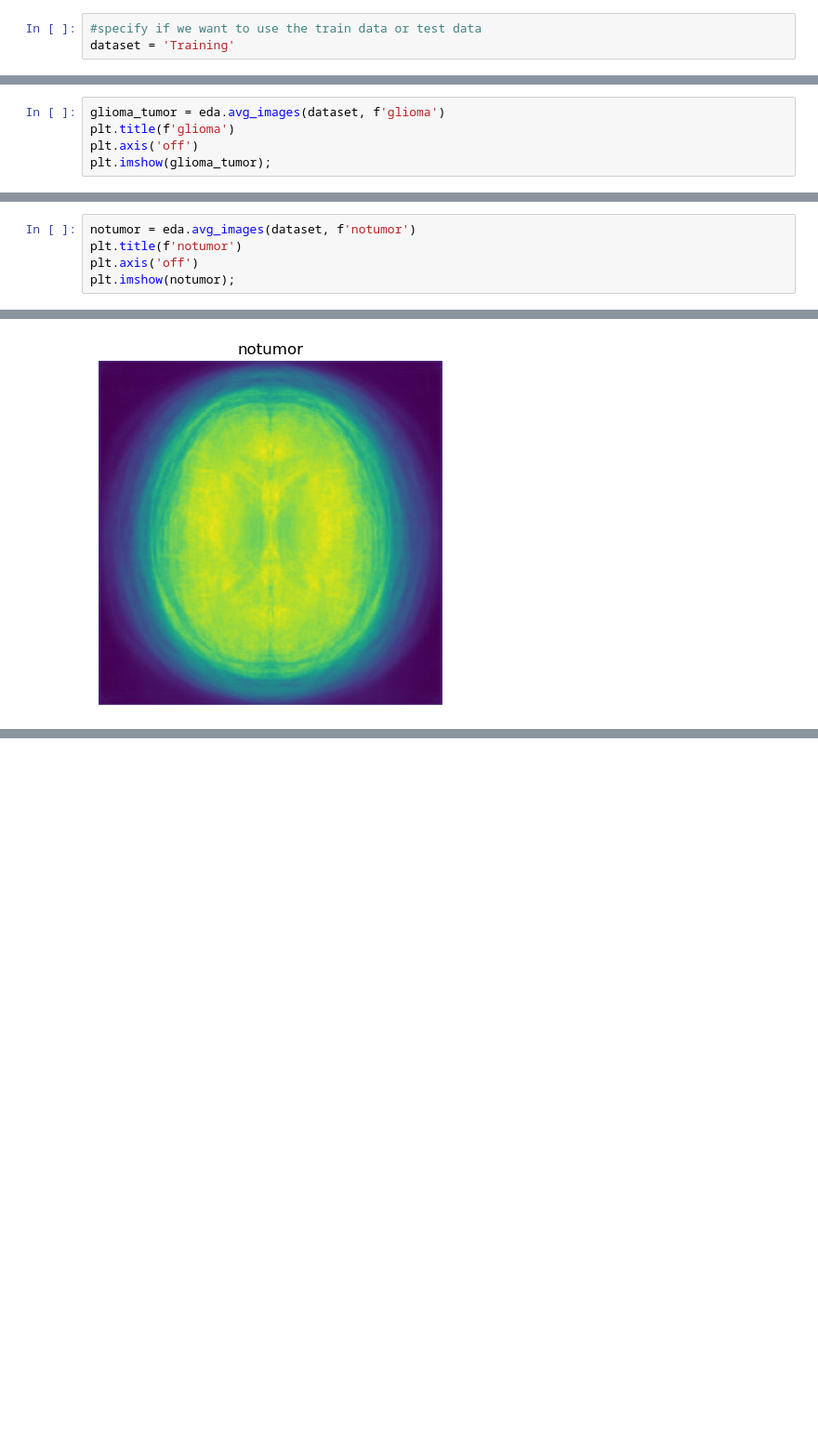
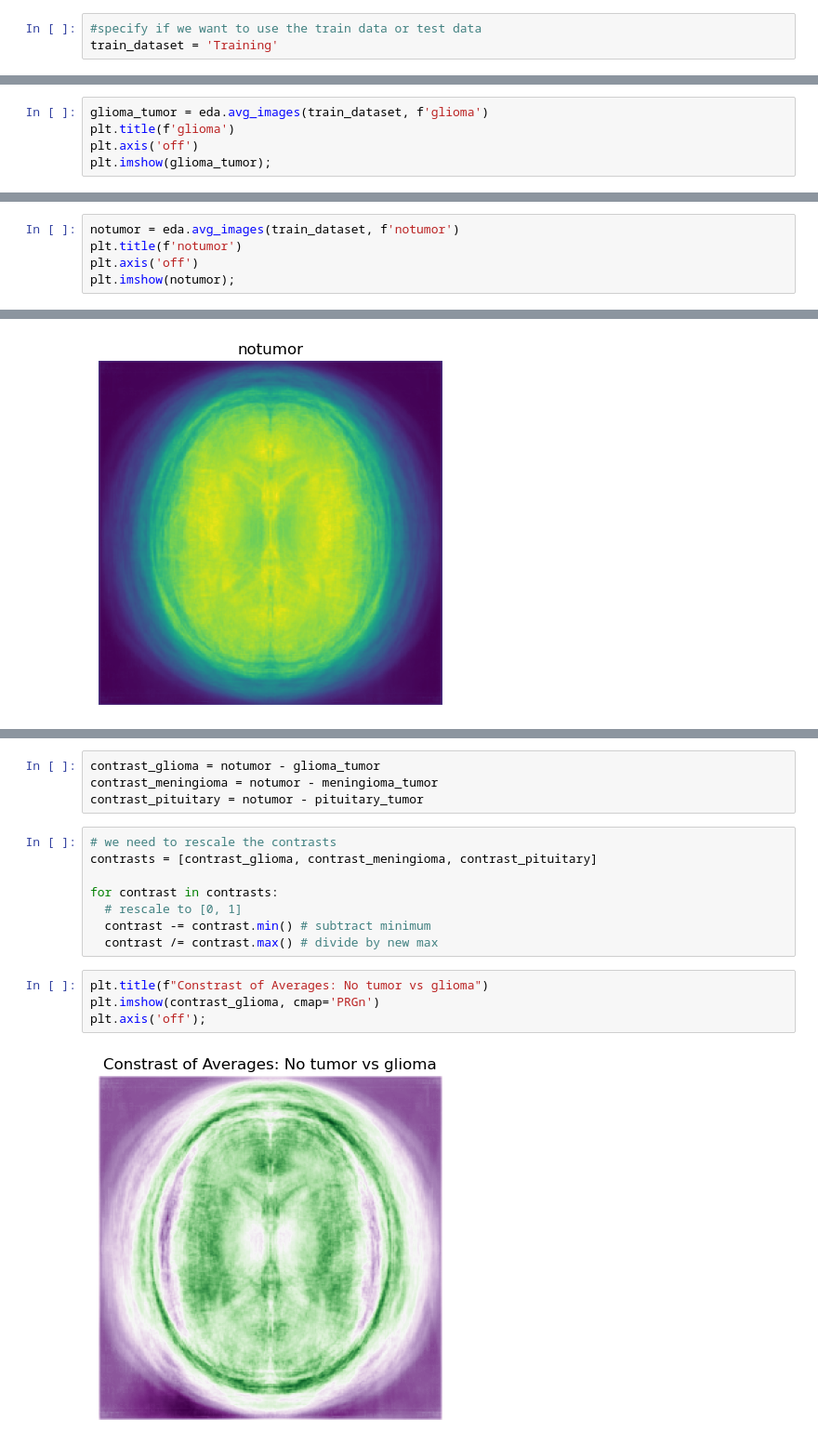
Before and after one commit to DerikVo/Brain_tumor_classification, a Jupyter notebook: Notebooks/01_EDA.ipynb, the cells around one changed output, grey strips where cells are left out. Shown at 93% size. Cells and saved outputs as stored; diff of their text form; blank space fills up the shorter version.

Commit message:
added contrast of brain scans

```diff
--- a/Notebooks/01_EDA.ipynb
+++ b/Notebooks/01_EDA.ipynb
@@ -16,5 +16,5 @@ set_random_seed(42)
 # Loading in data
 # %%
 #specify if we want to use the train data or test data
-dataset = 'Training'
+train_dataset = 'Training'
 # %%
@@ -53,7 +71,7 @@ plt.imshow(meningioma_tumor);
 Found 1339 images belonging to 1 classes.
 [figure]
 # %%
-glioma_tumor = eda.avg_images(dataset, f'glioma')
+glioma_tumor = eda.avg_images(train_dataset, f'glioma')
 plt.title(f'glioma')
 plt.axis('off')
 plt.imshow(glioma_tumor);
@@ -61,7 +79,7 @@ plt.imshow(glioma_tumor);
 Found 1321 images belonging to 1 classes.
 [figure]
 # %%
-notumor = eda.avg_images(dataset, f'notumor')
+notumor = eda.avg_images(train_dataset, f'notumor')
 plt.title(f'notumor')
 plt.axis('off')
 plt.imshow(notumor);
@@ -70,0 +92,18 @@ Found 1595 images belonging to 1 classes.
+# %%
+contrast_glioma = notumor - glioma_tumor
+contrast_meningioma = notumor - meningioma_tumor
+contrast_pituitary = notumor - pituitary_tumor
+# %%
+# we need to rescale the contrasts
+contrasts = [contrast_glioma, contrast_meningioma, contrast_pituitary]
+
+for contrast in contrasts:
+  # rescale to [0, 1]
+  contrast -= contrast.min() # subtract minimum
+  contrast /= contrast.max() # divide by new max
+# %%
+plt.title(f"Constrast of Averages: No tumor vs glioma")
+plt.imshow(contrast_glioma, cmap='PRGn')
+plt.axis('off');
+# %% [output]
+[figure, added]
```
Also changed, not shown: parts of 11 cells of this notebook.
